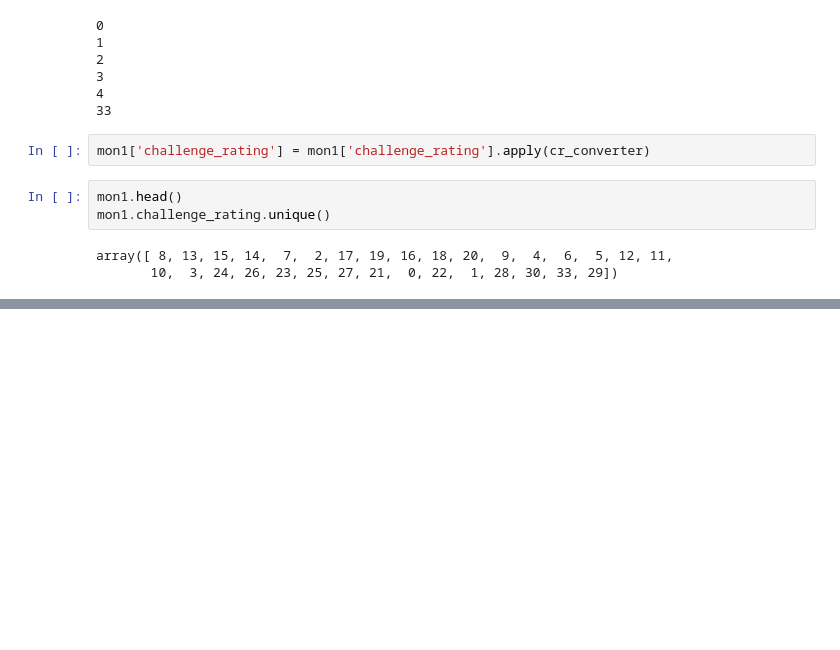
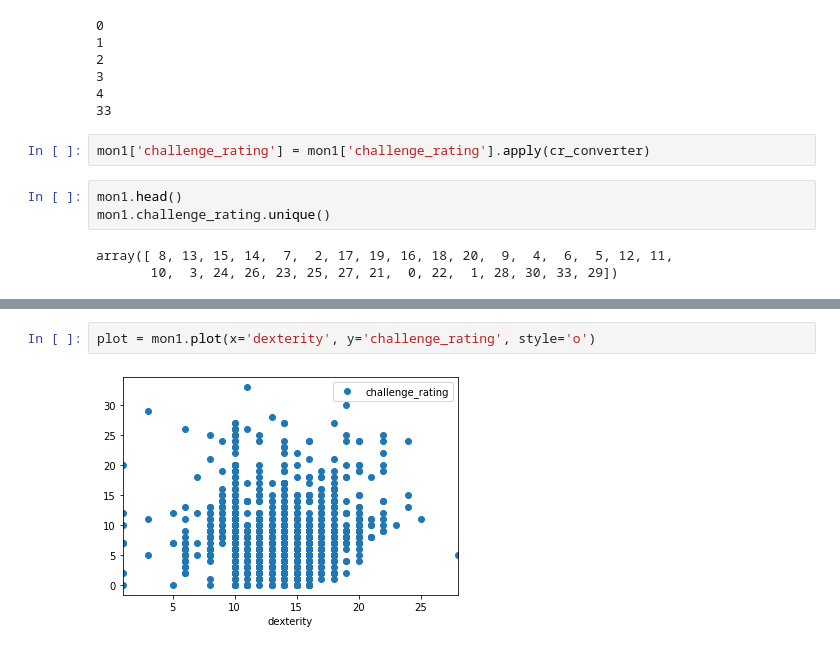
Before and after one commit to nhphillips5/DND_Monsters, a Jupyter notebook: project.ipynb, the cells around one changed output, grey strips where cells are left out. Saved outputs shown, nothing was run; the diff lists cells and outputs as text; blank space fills up the shorter version.

```diff
--- a/project.ipynb
+++ b/project.ipynb
@@ -141,0 +179,4 @@ KeyError: False
+# %%
+plot = mon1.plot(x='dexterity', y='challenge_rating', style='o')
+# %% [output]
+[figure, added]
```
Also changed, not shown: parts of 21 cells of this notebook, 1 other file.
